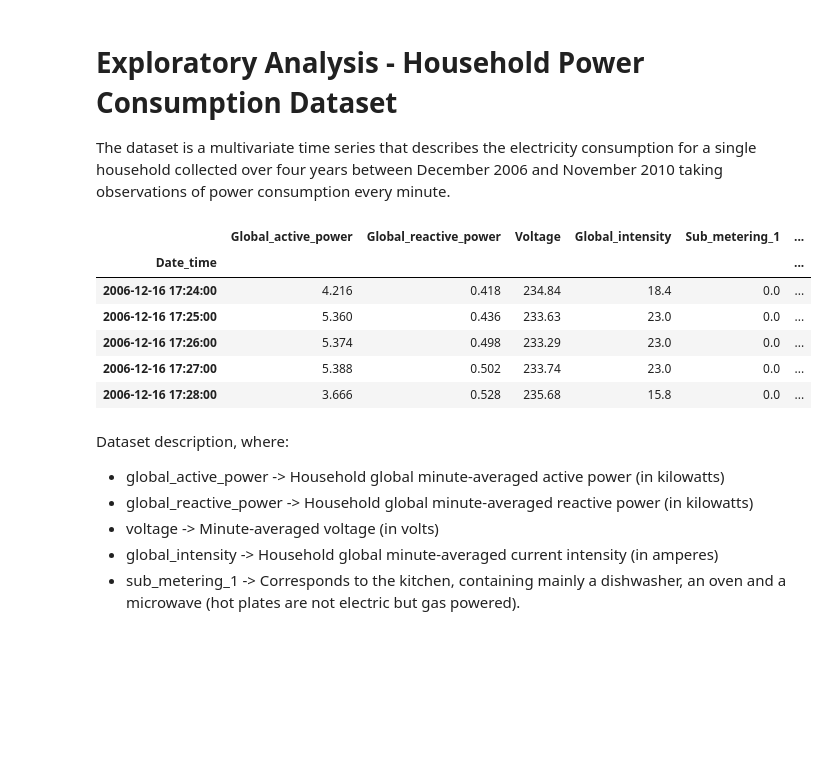
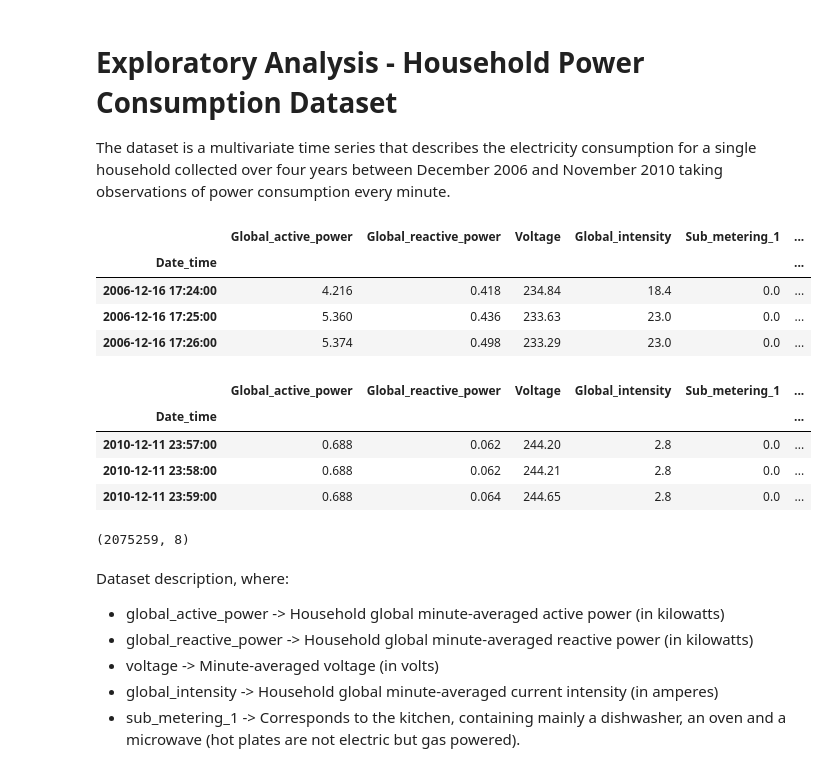
Before and after one commit to PacoV3/ml-ops, a Jupyter notebook: local-dev/power-analysis.ipynb, the cells around one changed output. Drawn from its saved outputs; the diff is of its cells as text; code cells hidden in the pictures; blank space fills up the shorter version.

```diff
--- a/local-dev/power-analysis.ipynb
+++ b/local-dev/power-analysis.ipynb
@@ -37,15 +40,25 @@ The dataset is a multivariate time series that describes the electricity consump
 df = pd.read_csv(processed_file, header=0, infer_datetime_format=True, parse_dates=['Date_time'], index_col=['Date_time'])
 df.sort_values(by=['Date_time'], inplace=True)
 # %%
-df.head()
+df.head(3)
 # %% [output]
 |  | Global_active_power | Global_reactive_power | Voltage | Global_intensity | Sub_metering_1 | ... |
 | Date_time |  |  |  |  |  | ... |
 | 2006-12-16 17:24:00 | 4.216 | 0.418 | 234.84 | 18.4 | 0.0 | ... |
 | 2006-12-16 17:25:00 | 5.360 | 0.436 | 233.63 | 23.0 | 0.0 | ... |
 | 2006-12-16 17:26:00 | 5.374 | 0.498 | 233.29 | 23.0 | 0.0 | ... |
-| 2006-12-16 17:27:00 | 5.388 | 0.502 | 233.74 | 23.0 | 0.0 | ... |
-| 2006-12-16 17:28:00 | 3.666 | 0.528 | 235.68 | 15.8 | 0.0 | ... |
+# %%
+df.tail(3)
+# %% [output]
+|  | Global_active_power | Global_reactive_power | Voltage | Global_intensity | Sub_metering_1 | ... |
+| Date_time |  |  |  |  |  | ... |
+| 2010-12-11 23:57:00 | 0.688 | 0.062 | 244.20 | 2.8 | 0.0 | ... |
+| 2010-12-11 23:58:00 | 0.688 | 0.062 | 244.21 | 2.8 | 0.0 | ... |
+| 2010-12-11 23:59:00 | 0.688 | 0.064 | 244.65 | 2.8 | 0.0 | ... |
+# %%
+df.shape
+# %% [output]
+(2075259, 8)
 # %% [markdown]
 Dataset description, where:
 - global_active_power -> Household global minute-averaged active power (in kilowatts)
```
Also changed, not shown: parts of 13 cells of this notebook.
